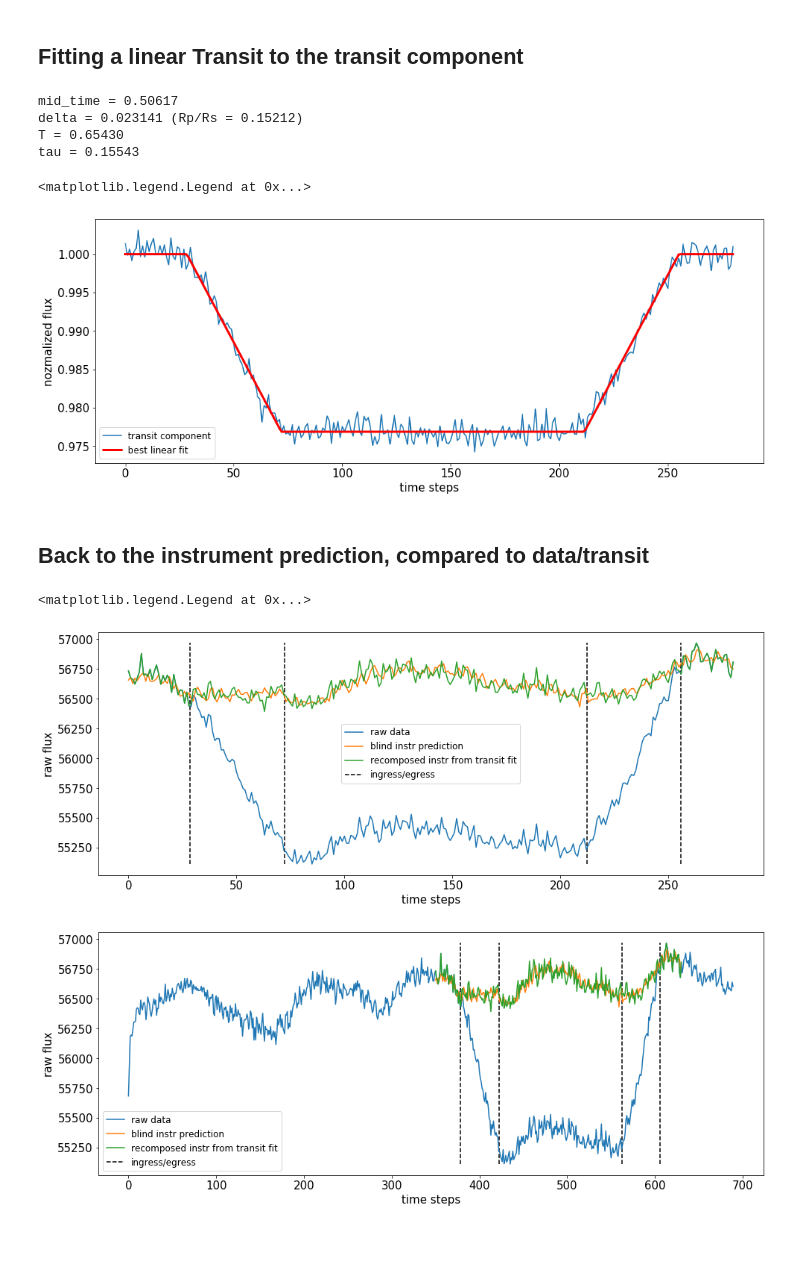
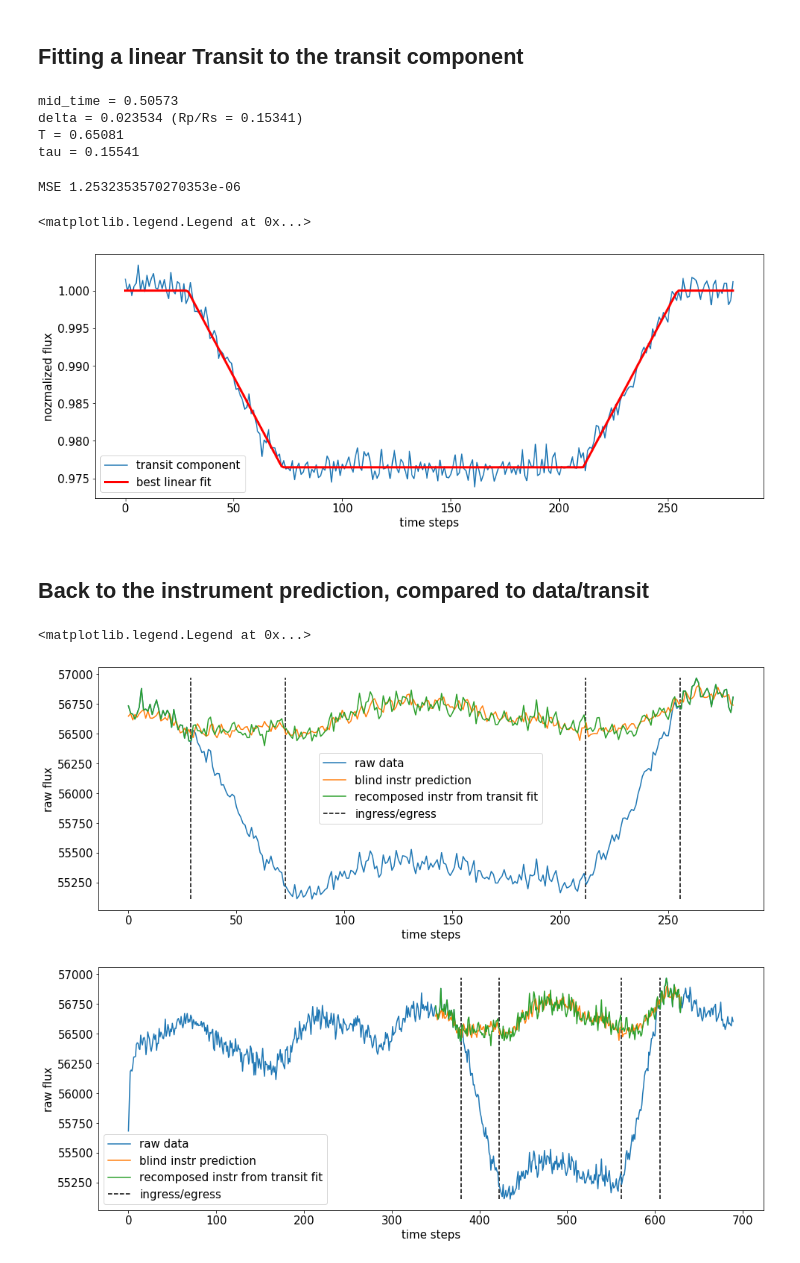
Before and after one commit to ucl-exoplanets/deepARTransit, a Jupyter notebook: deepartransit/notebooks/00_play_with_traces.ipynb, the cells around one changed output. Cells and saved outputs as stored; diff of their text form; code cells hidden in the pictures.

```diff
--- a/deepartransit/notebooks/00_play_with_traces.ipynb
+++ b/deepartransit/notebooks/00_play_with_traces.ipynb
@@ -14,17 +46,0 @@ warnings.simplefilter("ignore")
-# %%
-# Experiment selection widget
-
-import ipywidgets as widgets
-experiment_button = widgets.RadioButtons(
-    options=[os.path.join('cobweb', 'deeparsys_fulltime'),
-             os.path.join('cobweb', 'deepartrans_fulltime'),
-             os.path.join('cobweb', 'rlc/deeparsys_nocov'),
-             os.path.join('cobweb', 'rlc/deeparsys_cent'),
-             os.path.join('cobweb', 'rlc/deeparsys_pix'),
-             os.path.join('cobweb', 'rlc/deeparsys_cent_pix')
-],
-    #value=experiment_folder,
-    # rows=10,
-    description='\t\t',
-    disabled=False
-)
@@ -40,14 +62,16 @@ from utils.config import get_config_file, process_config
 from deepartransit.data_handling import data_generator
 
 experiment_folder = experiment_button.value
-experiment_dir = os.path.join('deepartransit', 'experiments', experiment_folder)
+project_dir = project_button.value
+experiment_dir = os.path.join(project_dir, 'deepartransit', 'experiments', experiment_folder)
+print(experiment_dir)
 config_file = get_config_file(experiment_dir)
 config = process_config(config_file)
 print('Data and covariates shapes:')
 data = data_generator.DataGenerator(config)
 width = int(np.sqrt(data.Z.shape[0]))
 
-traces_array = np.load(os.path.join(config.output_dir, 'pred_array.npy'))
+traces_array = np.load(os.path.join(project_dir, config.output_dir, 'pred_array.npy'))
 pred_instr = traces_array.mean(axis=(0))
 length_pred = pred_instr.shape[1]
 plc_trans = data.Z[:, config.pretrans_length:config.pretrans_length+config.trans_length+1]
@@ -97,24 +123,18 @@ plt.legend()
 # %% [markdown]
 ## Fitting a linear Transit to the transit component
 # %%
-import scipy.optimize as opt
-from utils.transit import transit_linear
-time_array = np.linspace(0., 1., length_pred)
-(t_c, delta, T, tau), pcov = opt.curve_fit(transit_linear,
-                          np.expand_dims(time_array, 0).repeat(width**2, 0).flatten(),
-                          transit_component[:,:,0].flatten(),
-                          p0=(0.5, 0.1, 0.5, 0.05),
-                          bounds= ((0.,0.,0.,0.), (1.,0.5, 1., 0.5)),
-                          maxfev=100000)
+from utils.transit import transit_linear, fit_transit_linear
+time_array = np.linspace(0, 1, config.trans_length+1)
+(t_c, delta, T, tau) = fit_transit_linear(transit_component, repeat = width**2, time_array=time_array)
 print('mid_time = {:0.5f}'.format(t_c))
 print('delta = {:0.6f} (Rp/Rs = {:0.5f})'.format(delta, np.sqrt(delta)))
 print('T = {:0.5f}'.format(T))
 print('tau = {:0.5f}'.format(tau))
 # %% [output]
-mid_time = 0.50617
-delta = 0.023141 (Rp/Rs = 0.15212)
-T = 0.65430
-tau = 0.15543
+mid_time = 0.50573
+delta = 0.023534 (Rp/Rs = 0.15341)
+T = 0.65081
+tau = 0.15541
 # %%
 # More transit params
 t1 = t_c - T/2 - tau/2  # Beginning of ingress
@@ -123,20 +143,23 @@ t3 = t_c + T/2 - tau/2  # Beginning of egress
 t4 = t_c + T/2 + tau/2  # End of egress
 # %%
 grid = plotting.plot_mozaic(transit_component.T.reshape(-1, width, width), label='transit component')
-plotting.plot_mozaic(np.expand_dims(transit_linear(time_array, *popt), -1).repeat(width**2, -1).reshape(-1,width, width),
+transit_fit_moz = np.expand_dims(transit_linear(time_array, t_c, delta, T, tau), -1).repeat(width**2, -1)
+plotting.plot_mozaic(transit_fit_moz.reshape(-1,width, width),
                      grid=grid, label='best linear fit', color='red', linewidth=3)
+print('MSE',((transit_component.T - transit_fit_moz)**2).mean())
 plt.xlabel('time steps')
 plt.ylabel('nozmalized flux')
 plt.legend()
 # %% [output]
-<matplotlib.legend.Legend at 0x...>
+MSE 1.2532353570270353e-06
+<matplotlib.legend.Legend at 0x...>
-[figure, old version]
+[figure, new version]
 # %% [markdown]
 ## Back to the instrument prediction, compared to data/transit
 # %%
 plt.plot(plc_trans.sum(0), label='raw data')
 plt.plot(pred_instr.sum(0), label='blind instr prediction')
-plt.plot(plc_trans.sum((0, -1))/transit_linear(time_array, *popt), label='recomposed instr from transit fit')
+plt.plot(plc_trans.sum((0, -1))/transit_linear(time_array, t_c, delta, T, tau), label='recomposed instr from transit fit')
 plt.vlines(t1*length_pred, plc_trans.sum(0).min(), plc_trans.sum(0).max(), linestyle='dashed', label = 'ingress/egress')
 plt.vlines(t2*length_pred, plc_trans.sum(0).min(), plc_trans.sum(0).max(), linestyle='dashed')
 plt.vlines(t3*length_pred, plc_trans.sum(0).min(), plc_trans.sum(0).max(), linestyle='dashed')
@@ -146,23 +169,23 @@ plt.ylabel('raw flux')
 plt.legend()
 # %% [output]
 <matplotlib.legend.Legend at 0x...>
-[figure, old version]
+[figure, new version]
 # %%
 plt.plot(data.scaler_Z.inverse_transform(data.Z)[0,:,0], label='raw data')
 
 plt.plot(range(config.pretrans_length, config.pretrans_length+ config.trans_length + 1),
          pred_instr.sum(0), label='blind instr prediction')
 plt.plot(range(config.pretrans_length, config.pretrans_length+ config.trans_length + 1),
-         plc_trans.sum((0, -1))/transit_linear(time_array, *popt), label='recomposed instr from transit fit')
+         plc_trans.sum((0, -1))/transit_linear(time_array, t_c, delta, T, tau), label='recomposed instr from transit fit')
 plt.vlines(t1*length_pred + config.pretrans_length, plc_trans.sum(0).min(), plc_trans.sum(0).max(), linestyle='dashed', label = 'ingress/egress')
 plt.vlines(t2*length_pred + config.pretrans_length, plc_trans.sum(0).min(), plc_trans.sum(0).max(), linestyle='dashed')
 plt.vlines(t3*length_pred + config.pretrans_length, plc_trans.sum(0).min(), plc_trans.sum(0).max(), linestyle='dashed')
 plt.vlines(t4*length_pred + config.pretrans_length, plc_trans.sum(0).min(), plc_trans.sum(0).max(), linestyle='dashed')
 plt.xlabel('time steps')
 plt.ylabel('raw flux')
 plt.legend()
 plt.show()
 # covariates
 # plt.plot(data.scaler_X.inverse_transform(data.X)[0,:,:], label='raw data')
 # %% [output]
-[figure, old version]
+[figure, new version]
```
Also changed, not shown: parts of 8 cells of this notebook.
